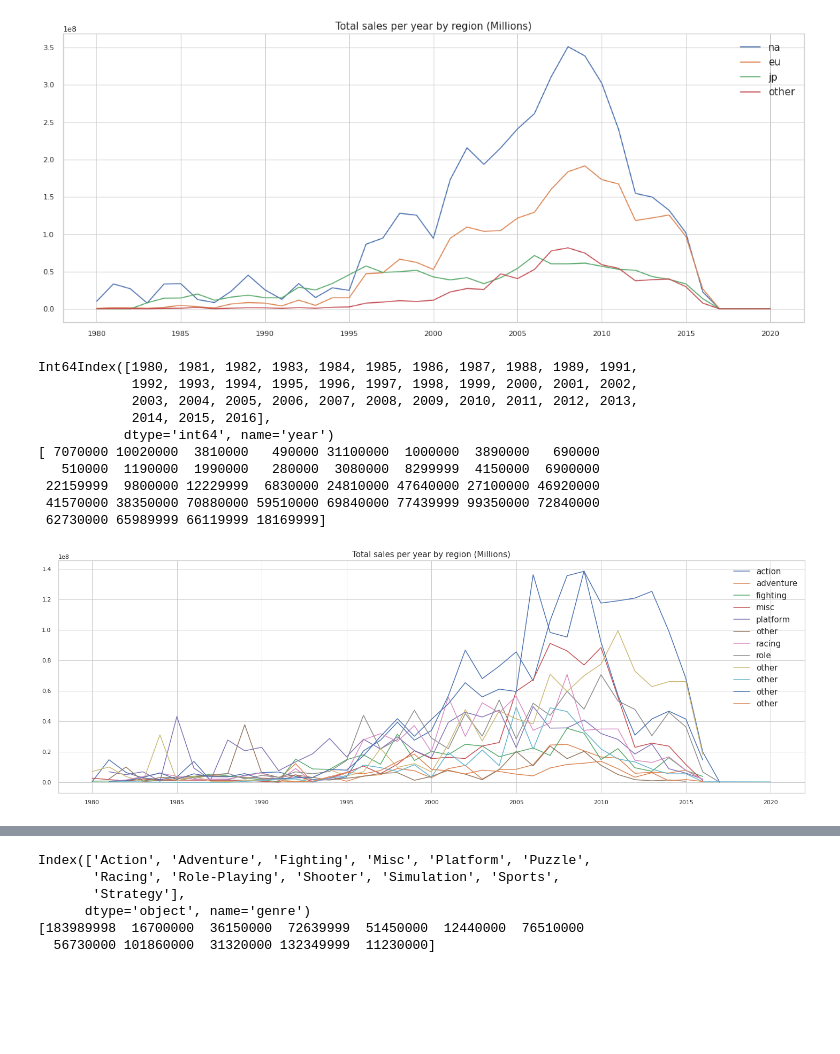
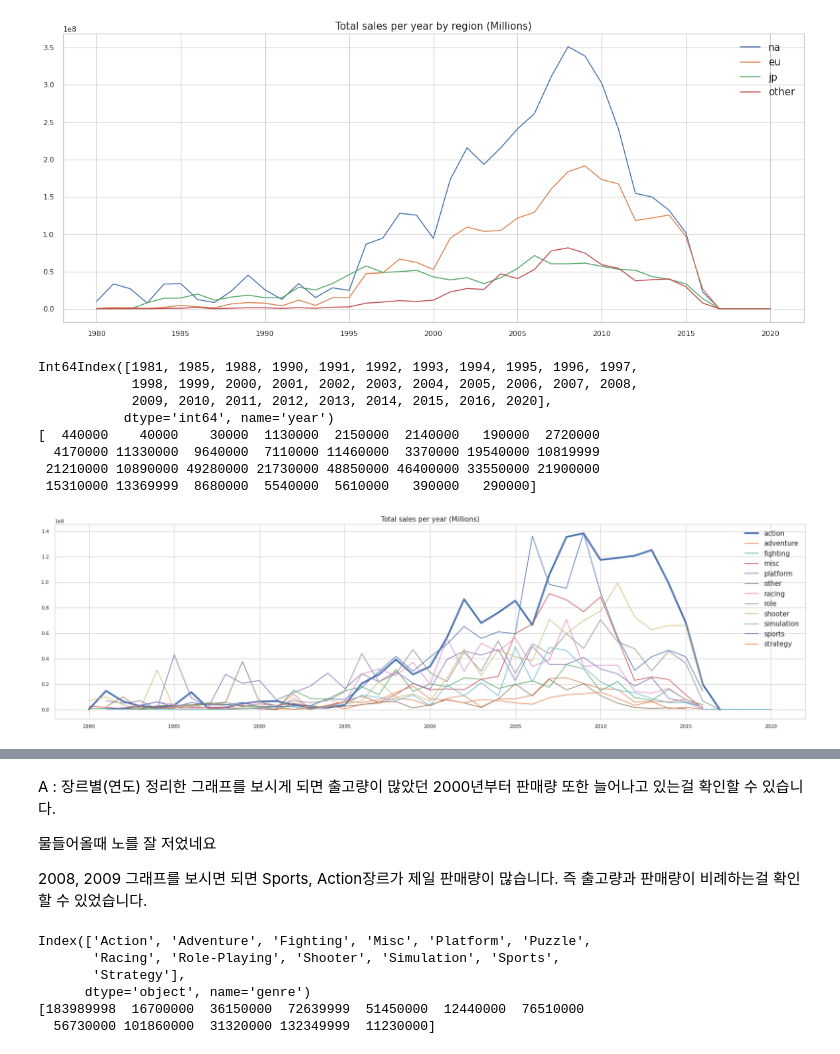
Before and after one commit to sungjin-kim-data/vgames2_data, a Jupyter notebook: vgames2_data.ipynb, the cells around one changed output, grey strips where cells are left out. Saved outputs shown, nothing was run; the diff lists cells and outputs as text; code cells hidden in the pictures; blank space fills up the shorter version.

```diff
--- a/vgames2_data.ipynb
+++ b/vgames2_data.ipynb
@@ -704,17 +675,0 @@ name.iloc[0]
-# %%
-sns.set_style("whitegrid")
-g = plt.figure(figsize=(20,12))
-g = sns.barplot(x='name', y='total_sales', data=top_game_sale)
-
-idx = 0
-for value in top_game_sale['total_sales']:
-  g.text(idx, value-18000000, name.iloc[idx], rotation=90, ha='center')
-  idx += 1
-
-# plt.title('게임 별 판매량 순위', fontsize=20)
-plt.xticks(y, top_game_sale['year'], fontsize=13, rotation=90)
-plt.yticks(fontsize=13)
-# plt.xlabel('연도', fontsize=14)
-# plt.ylabel('총 판매량(백만단위)', fontsize=14)
-plt.ylim(0, 90000000)
-plt.show()
@@ -1096,41 +1122,39 @@ y_sports_y = sports.groupby('year')['total_sales'].sum().values
 x_strategy_y = strategy.groupby('year')['total_sales'].sum().index
 y_strategy_y = strategy.groupby('year')['total_sales'].sum().values
 
-print(x_shooter_y)
-print(y_shooter_y)
+print(x_simulation_y)
+print(y_simulation_y)
 # %% [output]
-Int64Index([1980, 1981, 1982, 1983, 1984, 1985, 1986, 1987, 1988, 1989, 1991,
-            1992, 1993, 1994, 1995, 1996, 1997, 1998, 1999, 2000, 2001, 2002,
-            2003, 2004, 2005, 2006, 2007, 2008, 2009, 2010, 2011, 2012, 2013,
-            2014, 2015, 2016],
+Int64Index([1981, 1985, 1988, 1990, 1991, 1992, 1993, 1994, 1995, 1996, 1997,
+            1998, 1999, 2000, 2001, 2002, 2003, 2004, 2005, 2006, 2007, 2008,
+            2009, 2010, 2011, 2012, 2013, 2014, 2015, 2016, 2020],
            dtype='int64', name='year')
-[ 7070000 10020000  3810000   490000 31100000  1000000  3890000   690000
-   510000  1190000  1990000   280000  3080000  8299999  4150000  6900000
- 22159999  9800000 12229999  6830000 24810000 47640000 27100000 46920000
- 41570000 38350000 70880000 59510000 69840000 77439999 99350000 72840000
- 62730000 65989999 66119999 18169999]
+[  440000    40000    30000  1130000  2150000  2140000   190000  2720000
+  4170000 11330000  9640000  7110000 11460000  3370000 19540000 10819999
+ 21210000 10890000 49280000 21730000 48850000 46400000 33550000 21900000
+ 15310000 13369999  8680000  5540000  5610000   390000   290000]
 # %%
-plt.figure(figsize=(25, 8))
+plt.figure(figsize=(30, 8))
 
-plt.plot(x_action_y, y_action_y, label='action')
+plt.plot(x_action_y, y_action_y, lw='4' ,label='action')
 plt.plot(x_adventure_y, y_adventure_y, label='adventure')
 plt.plot(x_fighting_y, y_fighting_y, label='fighting')
 plt.plot(x_misc_y, y_misc_y, label='misc')
 plt.plot(x_platform_y, y_platform_y, label='platform')
 plt.plot(x_puzzle_y, y_puzzle_y, label='other')
 plt.plot(x_racing_y, y_racing_y, label='racing')
 plt.plot(x_role_playing_y, y_role_playing_y, label='role')
-plt.plot(x_shooter_y, y_shooter_y, label='other')
-plt.plot(x_simulation_y, y_simulation_y, label='other')
-plt.plot(x_sports_y, y_sports_y, label='other')
-plt.plot(x_strategy_y, y_strategy_y, label='other')
+plt.plot(x_shooter_y, y_shooter_y, label='shooter')
+plt.plot(x_simulation_y, y_simulation_y, label='simulation')
+plt.plot(x_sports_y, y_sports_y, label='sports')
+plt.plot(x_strategy_y, y_strategy_y, label='strategy')
 
-plt.title('Total sales per year by region (Millions)', fontsize=15)
+plt.title('Total sales per year (Millions)', fontsize=15)
 plt.legend(fontsize=15)
 
 plt.show()
 # %% [output]
-[figure, old version]
+[figure, new version]
 # %%
 go1 = go.Scatter(
     x = x_action_y,
@@ -1216,6 +1240,13 @@ fig.update_xaxes(type='category')
 iplot(fig)
 # %% [output]
 [interactive output not drawn]
+# %% [markdown]
+A : 장르별(연도) 정리한 그래프를 보시게 되면 출고량이 많았던 2000년부터 판매량 또한 늘어나고 있는걸 확인할 수 있습니다.
+
+물들어올때 노를 잘 저었네요
+
+2008, 2009 그래프를 보시면 되면 Sports, Action장르가 제일 판매량이 많습니다.
+즉 출고량과 판매량이 비례하는걸 확인할 수 있었습니다.
 # %%
 # Na_Sales
 x_na_g = gd1.groupby('genre')['na_sales'].sum().index
```
Also changed, not shown: parts of 56 cells of this notebook.
